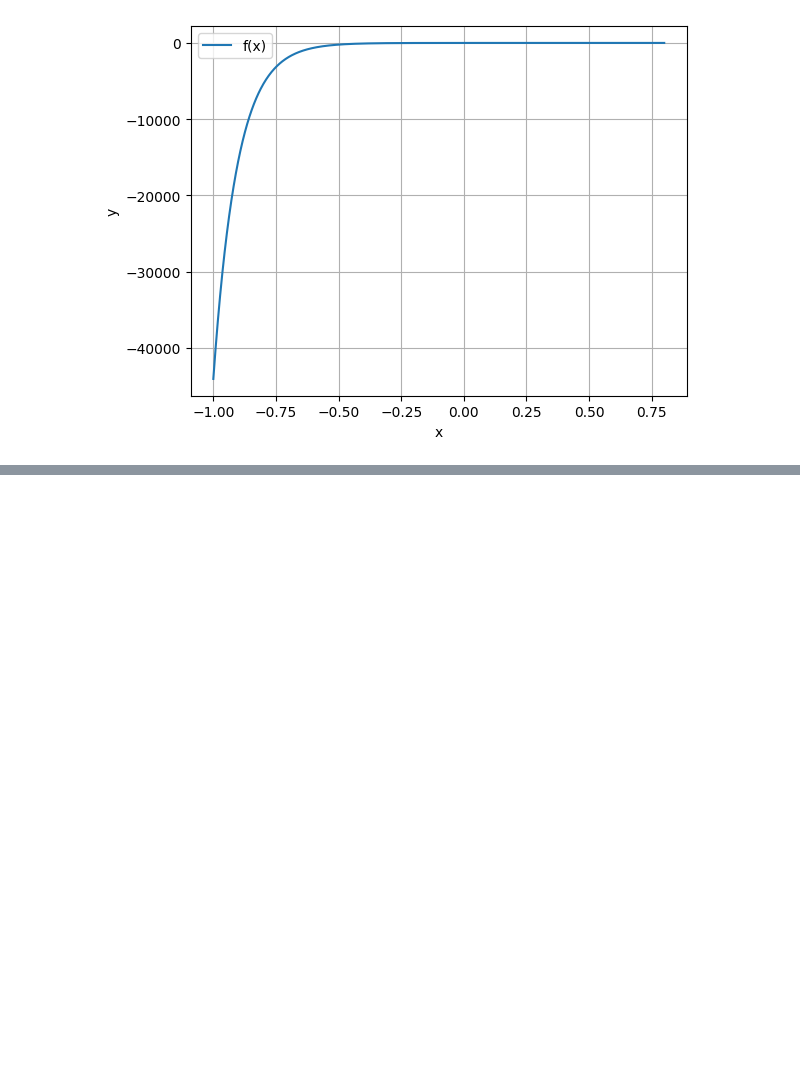
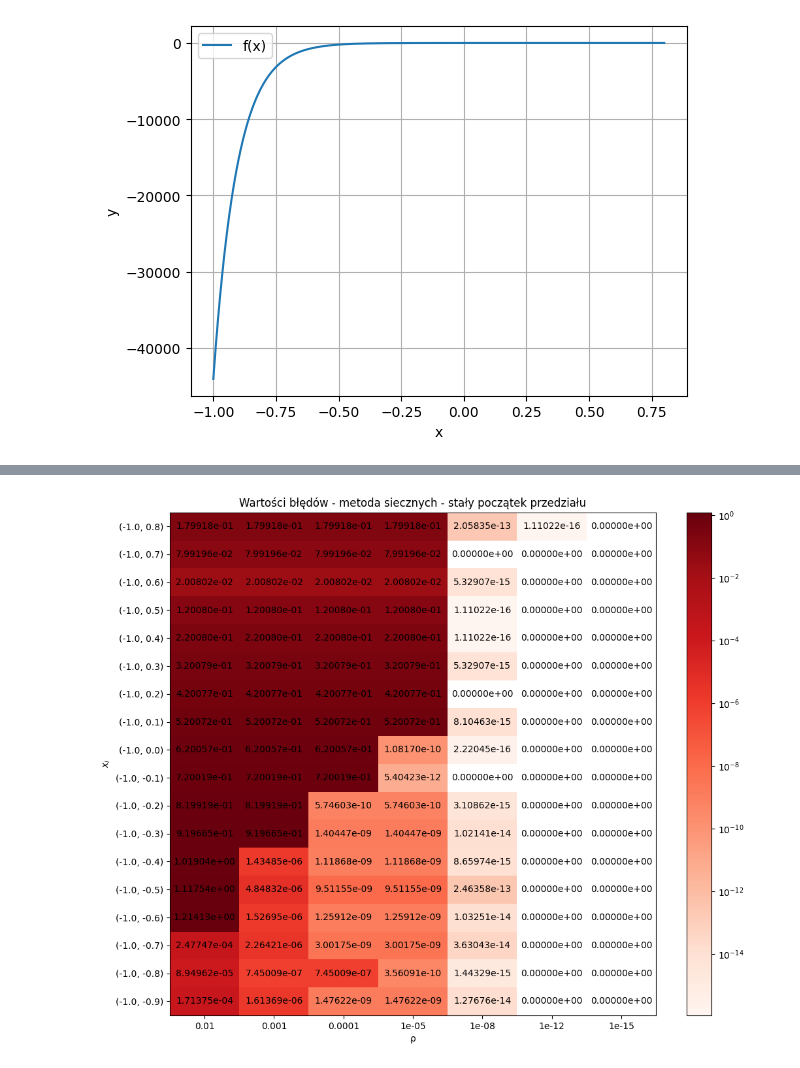
Before and after one commit to podedworny/MOwNiT_excercises, a Jupyter notebook: zad6/zad6.ipynb, the cells around one changed output, grey strips where cells are left out. Cells and saved outputs as stored; diff of their text form; code cells hidden in the pictures; blank space fills up the shorter version.

```diff
--- a/zad6/zad6.ipynb
+++ b/zad6/zad6.ipynb
@@ -277,0 +263,4 @@ for eps in epsilons:
+# %%
+generate_heat_map(method="sieczne", s=1, w=2)
+# %% [output]
+[figure, added]
```
Also changed, not shown: parts of 12 cells of this notebook, 6 other files.
